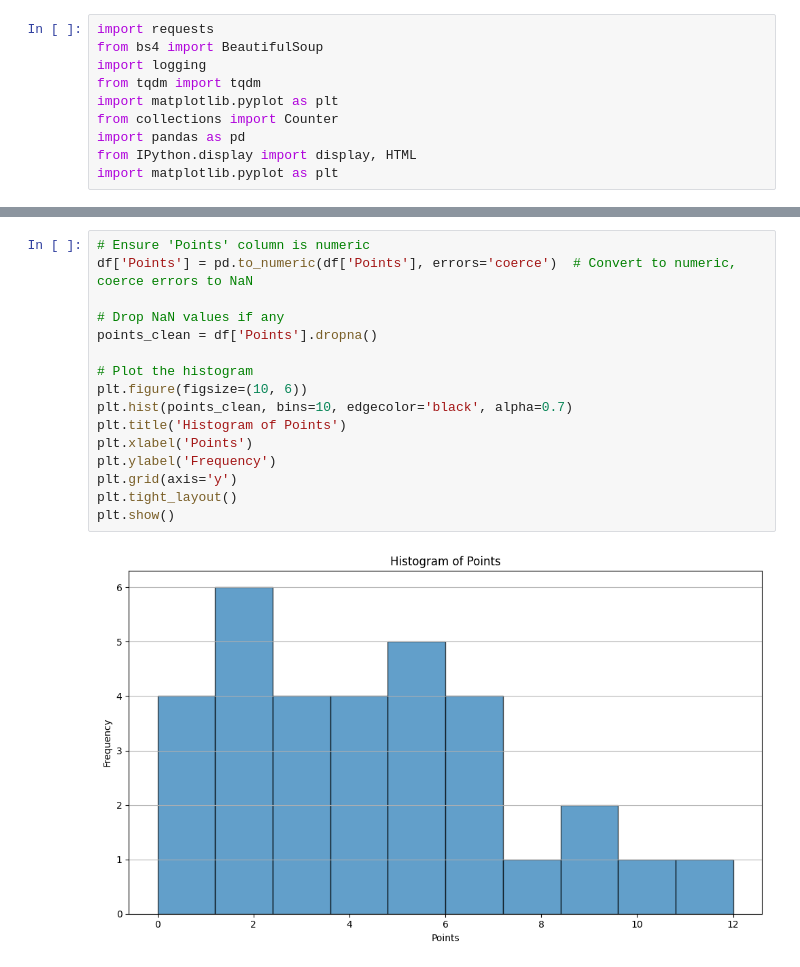
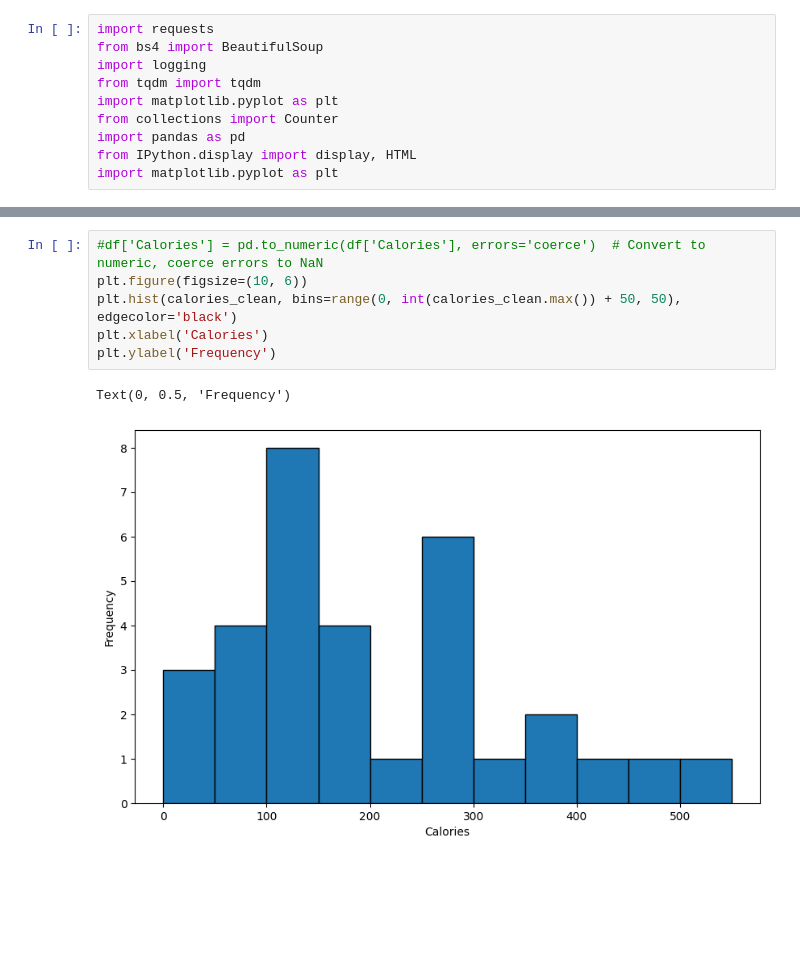
Before and after one commit to simulate111/Data-Science_2024, a Jupyter notebook: Mini Project 1 – What should I cook tonight.ipynb, the cells around one changed output, grey strips where cells are left out. Saved outputs shown, nothing was run; the diff lists cells and outputs as text; blank space fills up the shorter version.

```diff
--- a/Mini Project 1 – What should I cook tonight.ipynb
+++ b/Mini Project 1 – What should I cook tonight.ipynb
@@ -175,18 +121,9 @@ plt.show()
 # %%
-# Ensure 'Points' column is numeric
-df['Points'] = pd.to_numeric(df['Points'], errors='coerce')  # Convert to numeric, coerce errors to NaN
-
-# Drop NaN values if any
-points_clean = df['Points'].dropna()
-
-# Plot the histogram
+#df['Calories'] = pd.to_numeric(df['Calories'], errors='coerce')  # Convert to numeric, coerce errors to NaN
 plt.figure(figsize=(10, 6))
-plt.hist(points_clean, bins=10, edgecolor='black', alpha=0.7)
-plt.title('Histogram of Points')
-plt.xlabel('Points')
+plt.hist(calories_clean, bins=range(0, int(calories_clean.max()) + 50, 50), edgecolor='black')
+plt.xlabel('Calories')
 plt.ylabel('Frequency')
-plt.grid(axis='y')
-plt.tight_layout()
-plt.show()
 # %% [output]
+Text(0, 0.5, 'Frequency')
-[figure, old version]
+[figure, new version]
```
Also changed, not shown: parts of 9 cells of this notebook.
